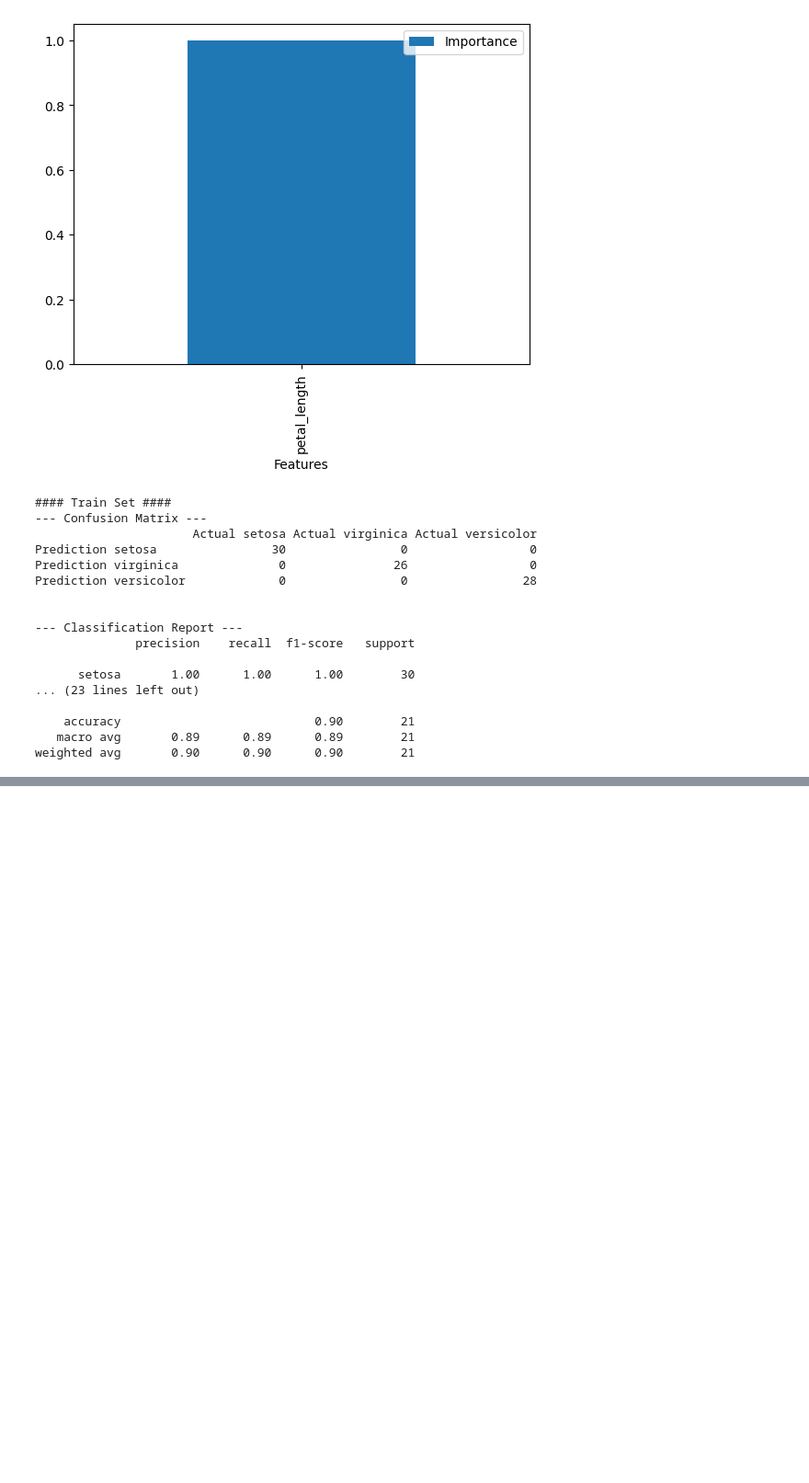
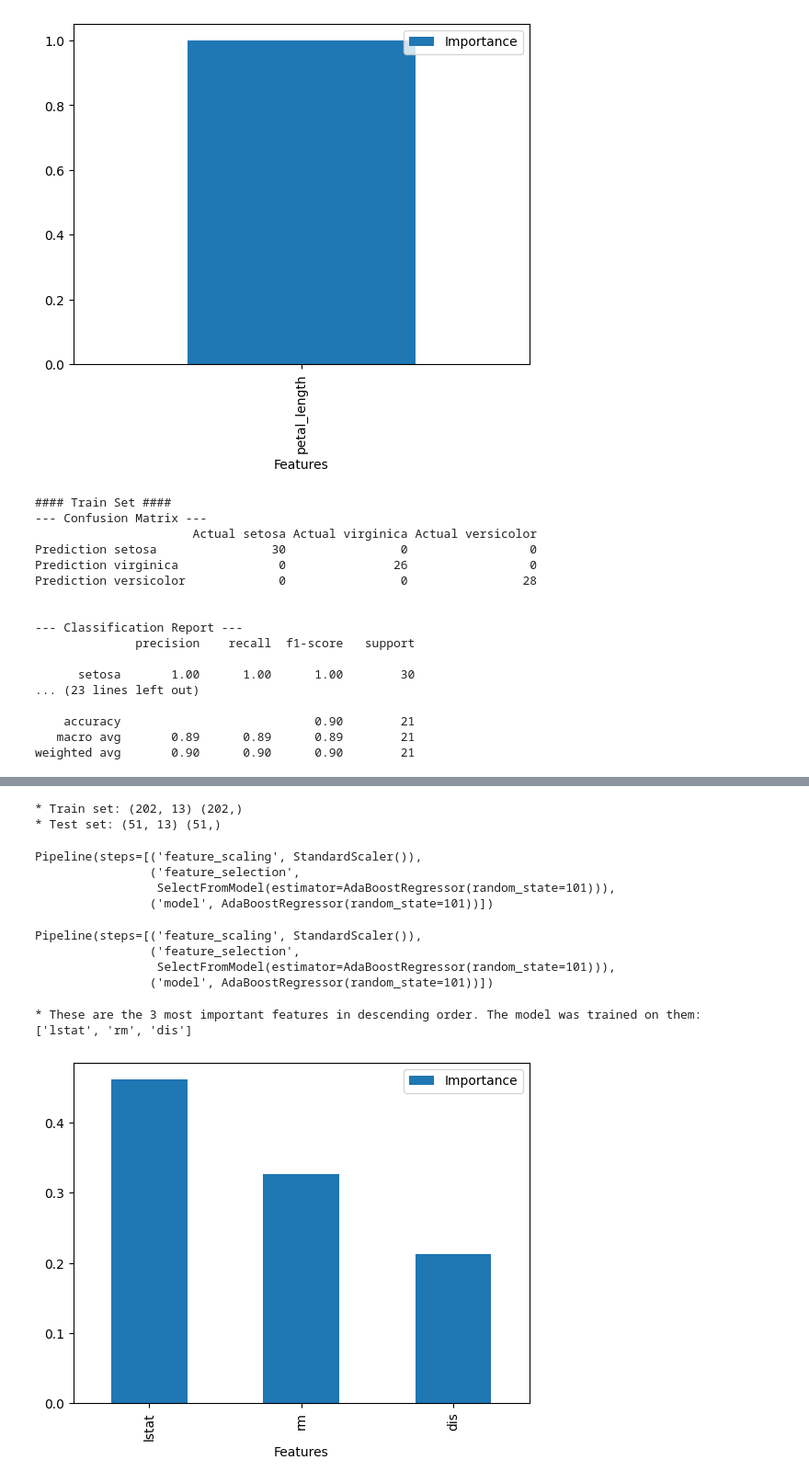
Before and after one commit to Danpr1984/Calculator-, a Jupyter notebook: scikit-learn.ipynb, the cells around one changed output, grey strips where cells are left out. Shown at 92% size. Cells and saved outputs as stored; diff of their text form; code cells hidden in the pictures; blank space fills up the shorter version.

Commit message:
Adaboost

```diff
--- a/scikit-learn.ipynb
+++ b/scikit-learn.ipynb
@@ -923,0 +931,12 @@ weighted avg       0.90      0.90      0.90        21
+# %%
+data_url = "https://raw.githubusercontent.com/selva86/datasets/master/BostonHousing.csv"
+
+# Read the dataset into a DataFrame
+df = pd.read_csv(data_url)
+
+# Rename the 'price' column to 'target' in the original DataFrame
+df.rename(columns={'medv': 'target'}, inplace=True)
+
+# Display the modified DataFrame
+df = df.sample(frac=0.5, random_state=101)
+df.head()
@@ -923,0 +950,41 @@ weighted avg       0.90      0.90      0.90        21
+# %%
+X_train, X_test, y_train, y_test = train_test_split(
+                                        df.drop(['target'], axis=1),
+                                        df['target'],
+                                        test_size=0.2,
+                                        random_state=(101))
+print("* Train set:", X_train.shape, y_train.shape,"\n* Test set:", X_test.shape, y_test.shape)
+# %% [output]
+* Train set: (202, 13) (202,)
+* Test set: (51, 13) (51,)
+# %%
+
+def pipeline_adaboost_regressor():
+    pipeline = Pipeline([
+        ("feature_scaling", StandardScaler()),
+        ("feature_selection", SelectFromModel(AdaBoostRegressor(random_state=101))),
+        ("model", AdaBoostRegressor(random_state=101)),
+])
+
+    return pipeline
+pipeline_adaboost_regressor()
+# %% [output]
+Pipeline(steps=[('feature_scaling', StandardScaler()),
+                ('feature_selection',
+                 SelectFromModel(estimator=AdaBoostRegressor(random_state=101))),
+                ('model', AdaBoostRegressor(random_state=101))])
+# %%
+pipeline = pipeline_adaboost_regressor()
+pipeline.fit(X_train, y_train)
+# %% [output]
+Pipeline(steps=[('feature_scaling', StandardScaler()),
+                ('feature_selection',
+                 SelectFromModel(estimator=AdaBoostRegressor(random_state=101))),
+                ('model', AdaBoostRegressor(random_state=101))])
+# %%
+feature_importance_tree_based_models(model=pipeline['model'],
+                                     columns = X_train.columns[pipeline['feature_selection'].get_support()])
+# %% [output]
+* These are the 3 most important features in descending order. The model was trained on them:
+['lstat', 'rm', 'dis']
+[figure, added]
```
Also changed, not shown: parts of 5 cells of this notebook.
